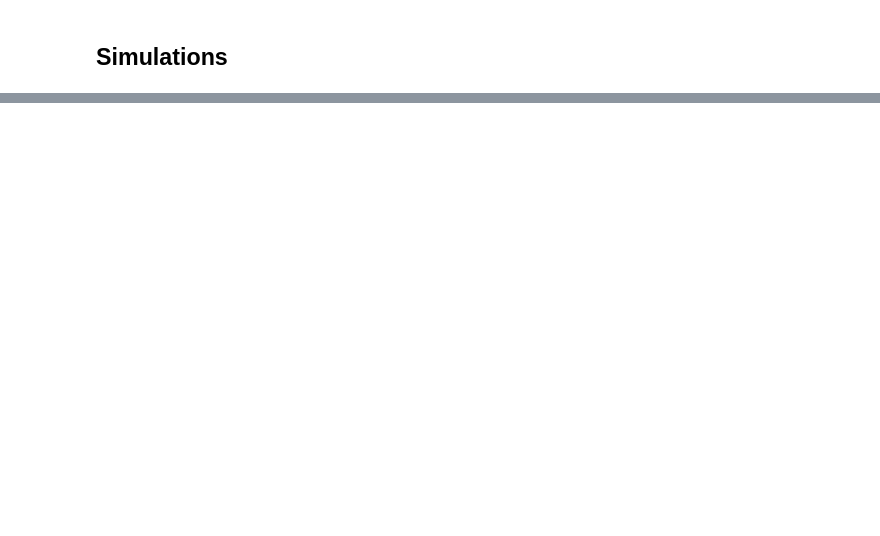
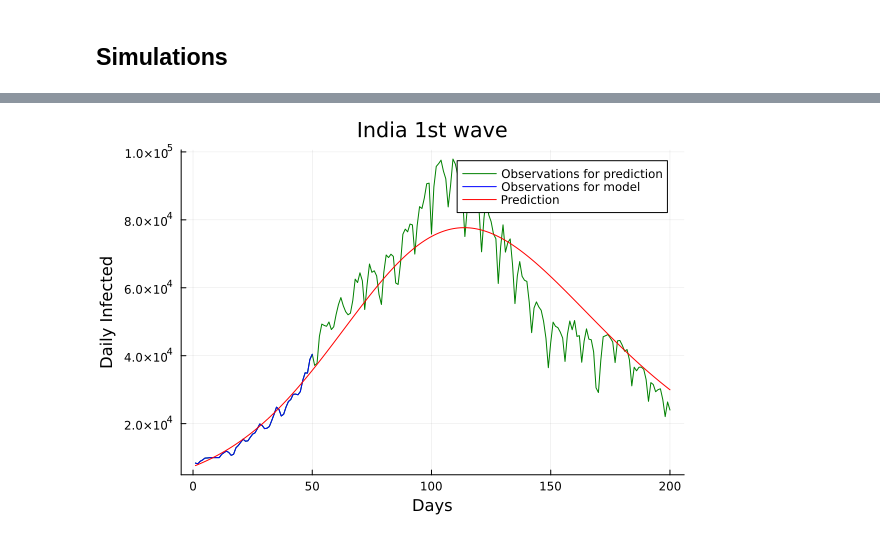
Before and after one commit to Lecrapouille/Covid19.jl, a Jupyter notebook: covid19.ipynb, the cells around one changed output, grey strips where cells are left out. Saved outputs shown, nothing was run; the diff lists cells and outputs as text; code cells hidden in the pictures; blank space fills up the shorter version.

```diff
--- a/covid19.ipynb
+++ b/covid19.ipynb
@@ -251,0 +200,4 @@ prediction(cumulative["World"][150:end], recovered=2.0e5, r=11, days=30, title="
+# %%
+prediction("India", 150:200, r=8.5, days=150, wave="1st", position=:topright)
+# %% [output]
+[figure, added]
```
Also changed, not shown: parts of 50 cells of this notebook, 1 other file.
